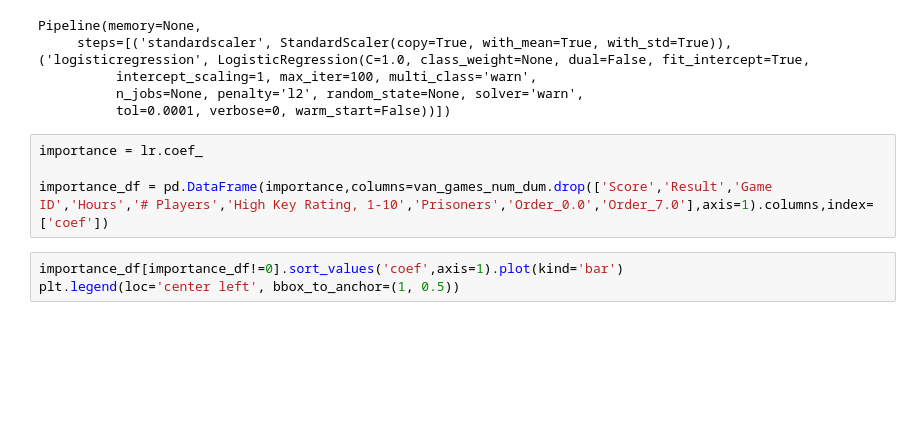
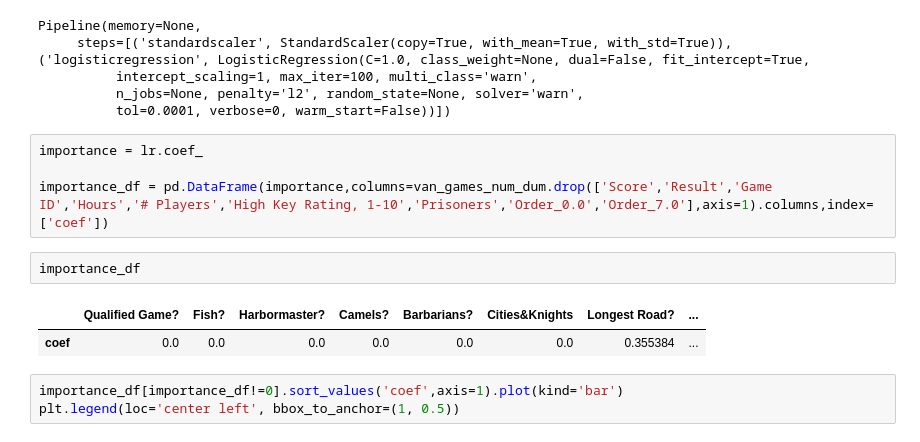
Before and after one commit to josephofiowa/thosewhosettle, a Jupyter notebook: Catan Modelling.ipynb, the cells around one changed output. Cells and saved outputs as stored; diff of their text form; blank space fills up the shorter version.

```diff
--- a/Catan Modelling.ipynb
+++ b/Catan Modelling.ipynb
@@ -170,6 +170,11 @@ Pipeline(memory=None,
 importance = lr.coef_
 
 importance_df = pd.DataFrame(importance,columns=van_games_num_dum.drop(['Score','Result','Game ID','Hours','# Players','High Key Rating, 1-10','Prisoners','Order_0.0','Order_7.0'],axis=1).columns,index=['coef'])
+# %%
+importance_df
+# %% [output]
+|  | Qualified Game? | Fish? | Harbormaster? | Camels? | Barbarians? | Cities&Knights | Longest Road? | ... |
+| coef | 0.0 | 0.0 | 0.0 | 0.0 | 0.0 | 0.0 | 0.355384 | ... |
 # %%
 importance_df[importance_df!=0].sort_values('coef',axis=1).plot(kind='bar')
 plt.legend(loc='center left', bbox_to_anchor=(1, 0.5))
```
Also changed, not shown: parts of 7 cells of this notebook.
